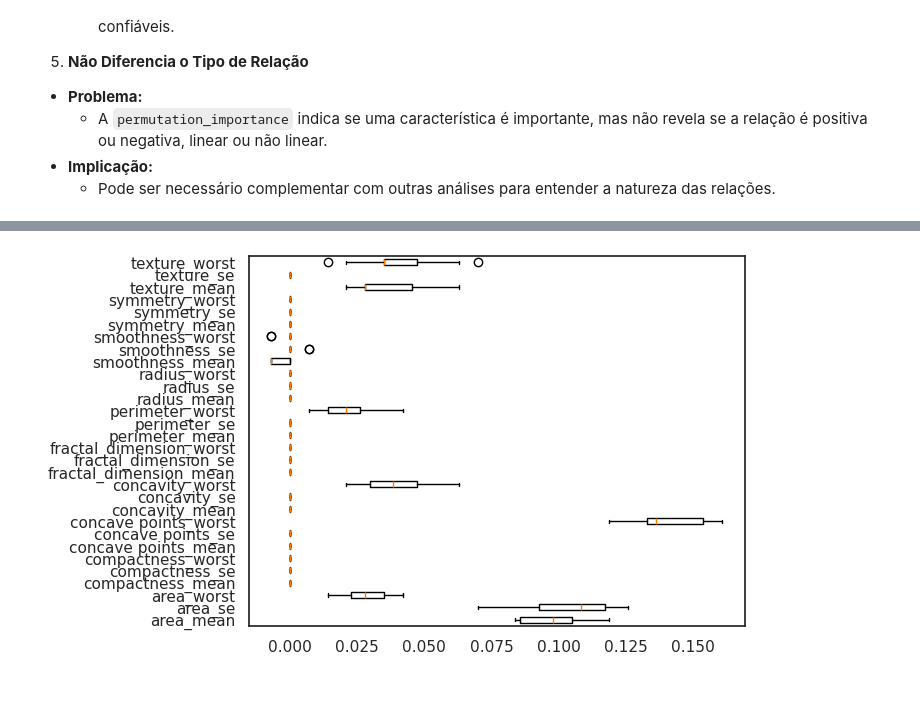
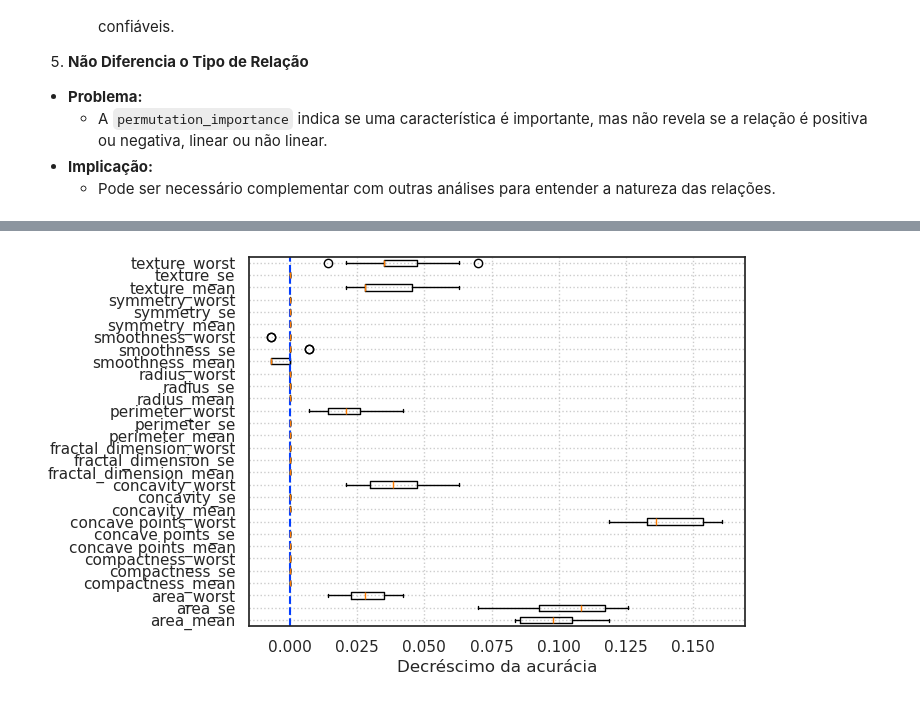
Before and after one commit to HilarioMarques/ArvoreDecisao_Classificacao_CancerMama, a Jupyter notebook: notebooks/Metricas.ipynb, the cells around one changed output, grey strips where cells are left out. Saved outputs shown, nothing was run; the diff lists cells and outputs as text; code cells hidden in the pictures.

```diff
--- a/notebooks/Metricas.ipynb
+++ b/notebooks/Metricas.ipynb
@@ -618,12 +618,16 @@ array([[ 0.11188811,  0.1048951 ,  0.11888112,  0.1048951 ,  0.08391608,
 # %%
 fig, ax = plt.subplots()
 
 ax.boxplot(
     perm_imp.importances.T,
     vert=False,
     tick_labels=X.columns
 )
 
+ax.axvline(x=0, linestyle="--")
+ax.set_xlabel("Decréscimo da acurácia")
+ax.grid(True, linestyle=":")
+
 plt.show()
 # %% [output]
-[figure, old version]
+[figure, new version]
```
